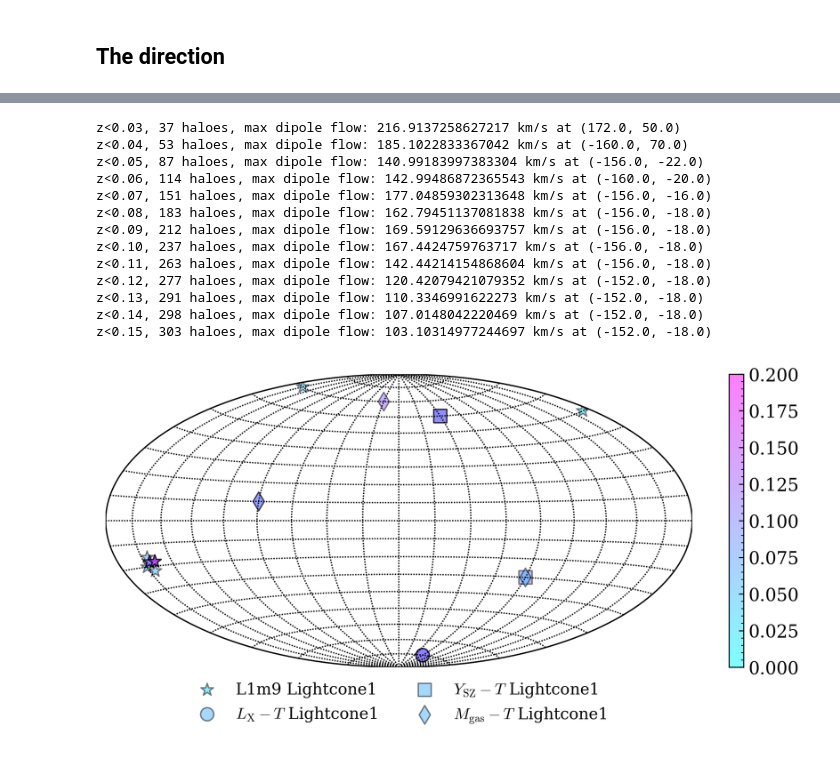
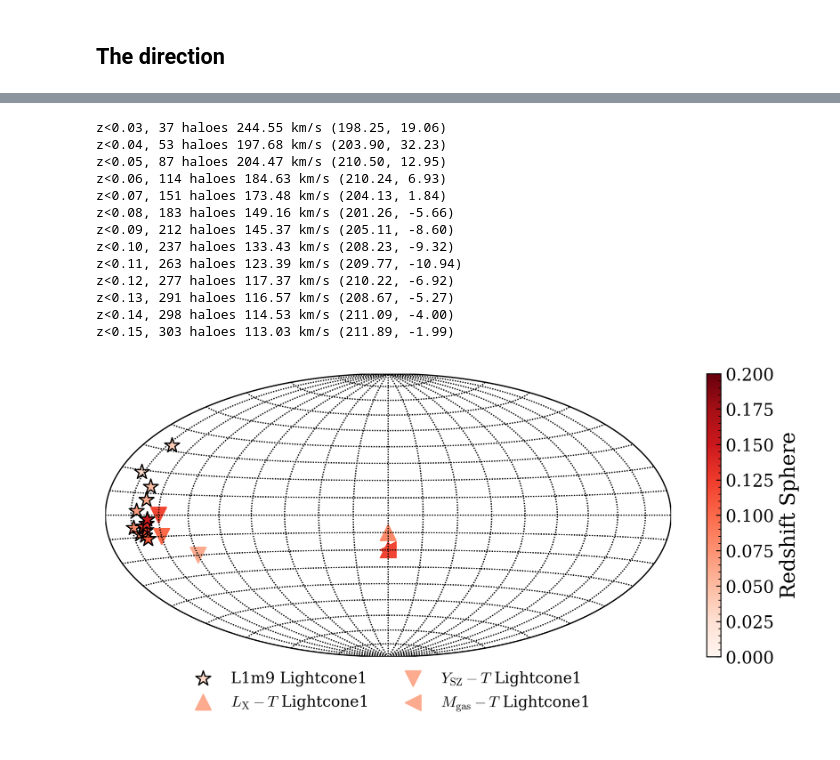
Before and after one commit to YujieH3/anisotropy-flamingo, a Jupyter notebook: notebooks/28true_bulk_flow_map.ipynb, the cells around one changed output, grey strips where cells are left out. Saved outputs shown, nothing was run; the diff lists cells and outputs as text; code cells hidden in the pictures.

```diff
--- a/notebooks/28true_bulk_flow_map.ipynb
+++ b/notebooks/28true_bulk_flow_map.ipynb
@@ -411,10 +400,11 @@ i = 0
 
 # Calculate and plot the bulk flow for the first lightcone
 data = pd.read_csv(f'../data/samples_in_lightcone{i}_with_trees_duplicate_excision.csv')
-zmaxs, ubfs, vlons, vlats = true_bulk_flow_z(data) # ubf_z returns a list
-zmaxs = np.array(zmaxs)
+for method in ['cluster_average']:
+    zmaxs, ubfs, vlons, vlats = true_bulk_flow_z(data, method) # ubf_z returns a list
+    zmaxs = np.array(zmaxs)
 
-ax.plot(zmaxs, ubfs, marker='o', label=f'L1m9 Lightcone{i}')
+    ax.plot(zmaxs, ubfs, marker='o', label=f'{method}')
 
 
 
@@ -424,7 +414,7 @@ for relation, label in zip(['LX-T', 'YSZ-T', 'M-T'], ['$L_\\mathrm{{X}}-T$', '$Y
     zmax = df['zmax'].loc[df['scaling_relation']==relation] # Do LX-T for now
     ubfs = df['ubf'].loc[df['scaling_relation']==relation]
     zmaxs = np.array(zmax)
-    ax.plot(zmaxs, ubfs, marker='o', label=f'{label} Lightcone{i}')
+    ax.plot(zmaxs, ubfs, marker='o', label=f'{label}')
 
 
 
@@ -550,14 +540,14 @@ m = Basemap(projection='hammer', lon_0=0)
 data = pd.read_csv(f'../data/samples_in_lightcone{i}_with_trees_duplicate_excision.csv')
 zmaxs, ubfs, vlons, vlats = true_bulk_flow_z(data) # ubf_z returns a list
 m.scatter(vlons, vlats, marker='*', c=zmaxs, label=f'L1m9 Lightcone{i}',
-            latlon=True, cmap='cool', alpha=0.5, vmin=0, vmax=0.2,
-            edgecolors='black', s=100)
+            latlon=True, cmap='Reds', vmin=0, vmax=0.2,
+            edgecolors='black', s=150)
 # m.plot(vlons, vlats, latlon=True, zorder=-1, alpha=0.5)
 
 
 
 # Plot the modeled bulk flow
-markers = ['o', 's', 'd']
+markers = ['^','v','>']
 j = 0 # marker index
 df = pd.read_csv(f'../data/fits/bulk_flow_lightcone{i}.csv')
 for relation, label in zip(['LX-T', 'YSZ-T', 'M-T'], ['$L_\\mathrm{{X}}-T$', '$Y_\\mathrm{{SZ}}-T$', '$M_\\mathrm{{gas}}-T$']):
@@ -568,8 +558,8 @@ for relation, label in zip(['LX-T', 'YSZ-T', 'M-T'], ['$L_\\mathrm{{X}}-T$', '$Y
     vlats = np.array(vlats)
     vlons, vlats = cf.opposite_direction_arr(vlons, vlats)
     m.scatter(vlons, vlats, marker=markers[j], c=zmaxs,
-                label=f'{label} Lightcone{i}', latlon=True, cmap='cool',
-                alpha=0.5, vmin=0, vmax=0.2, edgecolors='black', s=100)
+                label=f'{label} Lightcone{i}', latlon=True, cmap='Reds',
+                vmin=0, vmax=0.2, s=150)
     # m.plot(vlons, vlats, latlon=True, zorder=-1, alpha=0.5)
 
     # Add a marker index
@@ -582,6 +572,6 @@ m.drawmeridians(np.arange(-180,180,20.))
 # ax.set_xlabel('Longitude')
 # ax.set_ylabel('Latitude')
 ax.legend(loc='lower center', shadow=True, ncol=2, bbox_to_anchor=(0.5, -0.25))
-plt.colorbar()
+plt.colorbar(label='Redshift Sphere')
 plt.show()
 # %% [output]
@@ -618,60 +608,60 @@ m = Basemap(projection='hammer', lon_0=0)
 data = pd.read_csv(f'../data/samples_in_lightcone{i}_with_trees_duplicate_excision.csv')
 zmaxs, ubfs, vlons, vlats = true_bulk_flow_z(data) # ubf_z returns a list
 m.scatter(vlons, vlats, marker='*', c=zmaxs, label=f'L1m9 Lightcone{i}',
-            latlon=True, cmap='cool', alpha=0.5, vmin=0, vmax=0.2,
-            edgecolors='black', s=100)
+            latlon=True, cmap='Reds', vmin=0, vmax=0.2,
+            edgecolors='black', s=150)
 # m.plot(vlons, vlats, latlon=True, zorder=-1, alpha=0.5)
 
 
 
 # Plot the modeled bulk flow
-markers = ['o', 's', 'd']
+markers = ['^','v','<']
 j = 0 # marker index
 df = pd.read_csv(f'../data/fits/bulk_flow_lightcone{i}.csv')
 for relation, label in zip(['LX-T', 'YSZ-T', 'M-T'], ['$L_\\mathrm{{X}}-T$', '$Y_\\mathrm{{SZ}}-T$', '$M_\\mathrm{{gas}}-T$']):
     zmaxs = df['zmax'].loc[df['scaling_relation']==relation]
     vlons = df['lon'].loc[df['scaling_relation']==relation]
     vlats = df['lat'].loc[df['scaling_relation']==relation]
     zmaxs = np.array(zmaxs)
     vlons = np.array(vlons)
     vlats = np.array(vlats)
     vlons, vlats = cf.opposite_direction_arr(vlons, vlats)
     m.scatter(vlons, vlats, marker=markers[j], c=zmaxs,
-                label=f'{label} Lightcone{i}', latlon=True, cmap='cool',
-                alpha=0.5, vmin=0, vmax=0.2, edgecolors='black', s=100)
+                label=f'{label} Lightcone{i}', latlon=True, cmap='Reds',
+                vmin=0, vmax=0.2, s=150)
 
     # for k, zmax in enumerate(zmaxs):
     #     x, y = m(vlons[k], vlats[k])
     #     # ax.annotate(f'z<{zmax}', (x, y), fontsize=8, color='black')
     #     texts.append(ax.annotate(f'z<{zmax}', (x, y-zmax-1), fontsize=8, color='black'))
     # m.plot(vlons, vlats, latlon=True, zorder=-1, alpha=0.5)
 
     # Add a marker index
     j += 1
 
 # Adjust the texts
 # adjust_text(texts, only_move='y-', ax=ax)
 
 m.drawparallels(np.arange(-90,90,10.))
 m.drawmeridians(np.arange(-180,180,20.))
 
 # ax.set_xlabel('Longitude')
 # ax.set_ylabel('Latitude')
 ax.legend(loc='lower center', shadow=True, ncol=2, bbox_to_anchor=(0.5, -0.25))
-plt.colorbar()
+plt.colorbar(label='Redshift Sphere')
 plt.show()
 # %% [output]
-z<0.03, 37 haloes, max dipole flow: 216.9137258627217 km/s at (172.0, 50.0)
-z<0.04, 53 haloes, max dipole flow: 185.1022833367042 km/s at (-160.0, 70.0)
-z<0.05, 87 haloes, max dipole flow: 140.99183997383304 km/s at (-156.0, -22.0)
-z<0.06, 114 haloes, max dipole flow: 142.99486872365543 km/s at (-160.0, -20.0)
-z<0.07, 151 haloes, max dipole flow: 177.04859302313648 km/s at (-156.0, -16.0)
-z<0.08, 183 haloes, max dipole flow: 162.79451137081838 km/s at (-156.0, -18.0)
-z<0.09, 212 haloes, max dipole flow: 169.59129636693757 km/s at (-156.0, -18.0)
-z<0.10, 237 haloes, max dipole flow: 167.4424759763717 km/s at (-156.0, -18.0)
-z<0.11, 263 haloes, max dipole flow: 142.44214154868604 km/s at (-156.0, -18.0)
-z<0.12, 277 haloes, max dipole flow: 120.42079421079352 km/s at (-152.0, -18.0)
-z<0.13, 291 haloes, max dipole flow: 110.3346991622273 km/s at (-152.0, -18.0)
-z<0.14, 298 haloes, max dipole flow: 107.0148042220469 km/s at (-152.0, -18.0)
-z<0.15, 303 haloes, max dipole flow: 103.10314977244697 km/s at (-152.0, -18.0)
+z<0.03, 37 haloes 244.55 km/s (198.25, 19.06)
+z<0.04, 53 haloes 197.68 km/s (203.90, 32.23)
+z<0.05, 87 haloes 204.47 km/s (210.50, 12.95)
+z<0.06, 114 haloes 184.63 km/s (210.24, 6.93)
+z<0.07, 151 haloes 173.48 km/s (204.13, 1.84)
+z<0.08, 183 haloes 149.16 km/s (201.26, -5.66)
+z<0.09, 212 haloes 145.37 km/s (205.11, -8.60)
+z<0.10, 237 haloes 133.43 km/s (208.23, -9.32)
+z<0.11, 263 haloes 123.39 km/s (209.77, -10.94)
+z<0.12, 277 haloes 117.37 km/s (210.22, -6.92)
+z<0.13, 291 haloes 116.57 km/s (208.67, -5.27)
+z<0.14, 298 haloes 114.53 km/s (211.09, -4.00)
+z<0.15, 303 haloes 113.03 km/s (211.89, -1.99)
-[figure, old version]
+[figure, new version]
```
Also changed, not shown: parts of 9 cells of this notebook, 6 other files.
